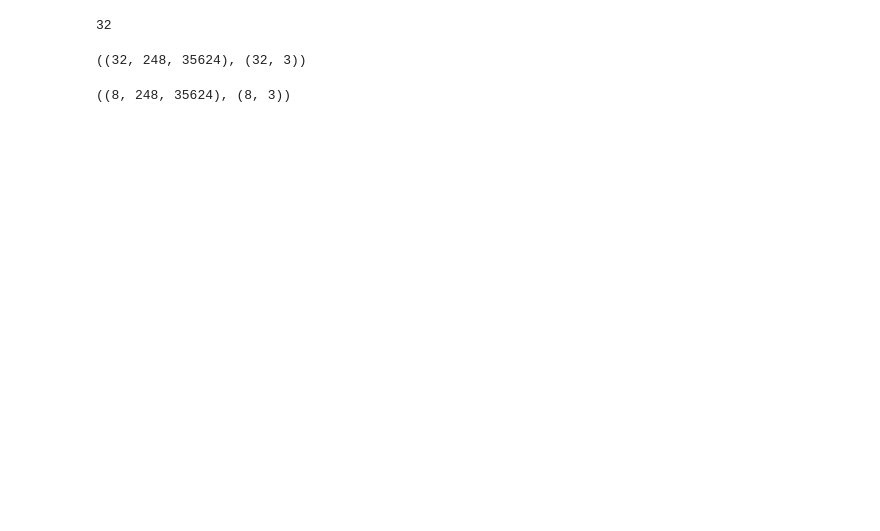
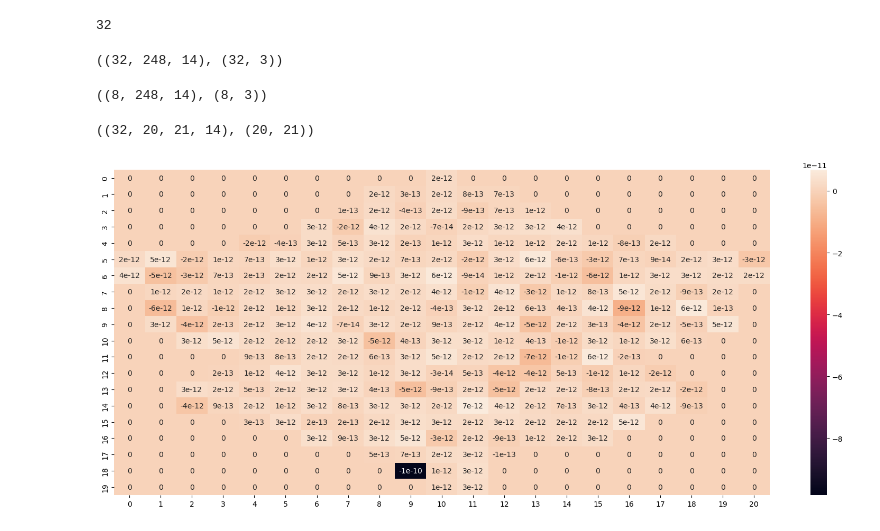
Before and after one commit to platelminto/magneto, a Jupyter notebook: data_exploration.ipynb, the cells around one changed output. Drawn from its saved outputs; the diff is of its cells as text; code cells hidden in the pictures; blank space fills up the shorter version.

Commit message:
Data exploration now has transformed to 2d MEG data

```diff
--- a/data_exploration.ipynb
+++ b/data_exploration.ipynb
@@ -27,23 +31,43 @@ def load_labels(path: Path) -> np.ndarray:
     else:
         assert False, 'unknown task'
     return np.array([y, int(subject_identifier), int(chunk)])
+# %%
+def downsample(data, old_freq, new_freq):
+    # Calculate the downsampling factor
+    downsample_factor = old_freq // new_freq
+
+    # Check if the total samples are divisible by the downsampling factor
+    # if data.shape[1] % downsample_factor != 0: # -> 2024
+    #     print(f"Warning: The total samples ({data.shape[1]}) are not divisible by the downsampling factor ({downsample_factor}). The remaining {data.shape[1] % downsample_factor} samples will be discarded.")
+
+    # Reshape the data to prepare for downsampling
+    reshaped_data = data[:,:data.shape[1]//downsample_factor*downsample_factor].reshape(data.shape[0], -1, downsample_factor)
+
+    # Perform the downsampling by taking the mean along the last axis
+    downsampled_data = reshaped_data.mean(axis=-1)
+
+    return downsampled_data
+
+# Assuming 'data' is your MEG data
+old_freq = 2400
+new_freq = 1
 # %%
 def load_h5(path: Path) -> np.ndarray:
     with h5py.File(path) as f:
         keys = f.keys()
         assert len(keys) == 1, f"Only one key per file, right? {intra_train_glob[0]}"
         matrix = f.get(next(iter(keys)))[()]
-    return matrix
+    return downsample(matrix, old_freq, new_freq)
 
 
 intra_train_X = np.stack(list(map(load_h5, intra_train_glob)))
 intra_train_labels = np.stack(list(map(load_labels, intra_train_glob)))
 intra_train_X.shape, intra_train_labels.shape
 # %% [output]
-((32, 248, 35624), (32, 3))
+((32, 248, 14), (32, 3))
 # %%
 intra_test_X = np.stack(list(map(load_h5, intra_test_glob)))
 intra_test_labels = np.stack(list(map(load_labels, intra_test_glob)))
 intra_test_X.shape, intra_test_labels.shape
 # %% [output]
-((8, 248, 35624), (8, 3))
+((8, 248, 14), (8, 3))
@@ -49,0 +82,18 @@ intra_test_X.shape, intra_test_labels.shape
+# %%
+def reshape_data(data: np.ndarray) -> np.ndarray:
+    reshaped_data = data[:, m_t - 1]
+    reshaped_data[:, m_t == 0] = 0
+    return reshaped_data
+# %%
+reshaped_train = reshape_data(intra_train_X)#= intra_train_X[:, m_t - 1]
+# reshaped_train[:, m_t == 0] = 0
+example = reshaped_train[0, ..., 0]
+reshaped_train.shape, example.shape
+# %% [output]
+((32, 20, 21, 14), (20, 21))
+# %%
+fig, ax = plt.subplots(figsize=(20, 8))
+sns.heatmap(example, annot=True, fmt='.0g')
+plt.show()
+# %% [output]
+[figure, added]
```
Also changed, not shown: parts of 2 cells of this notebook.
